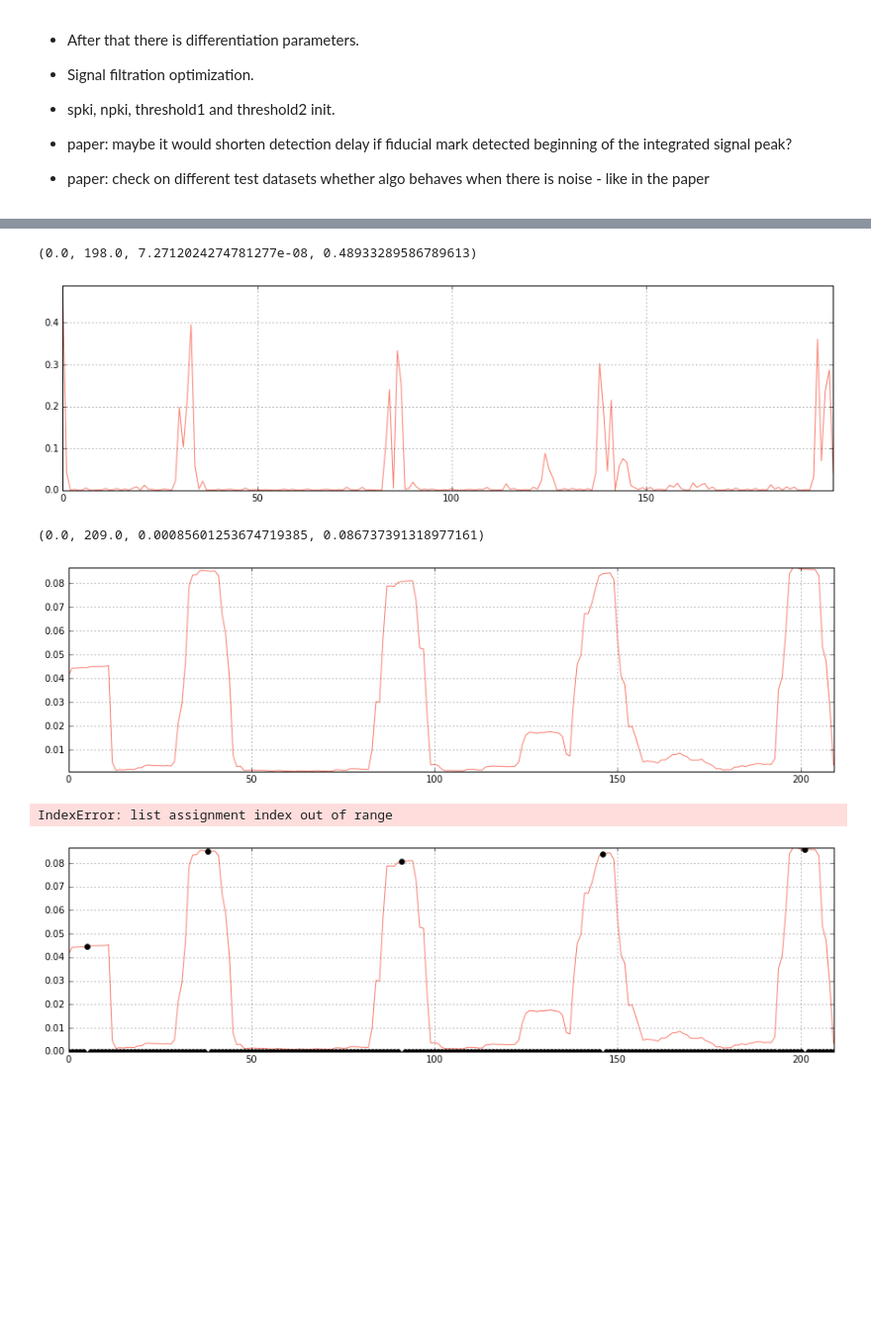
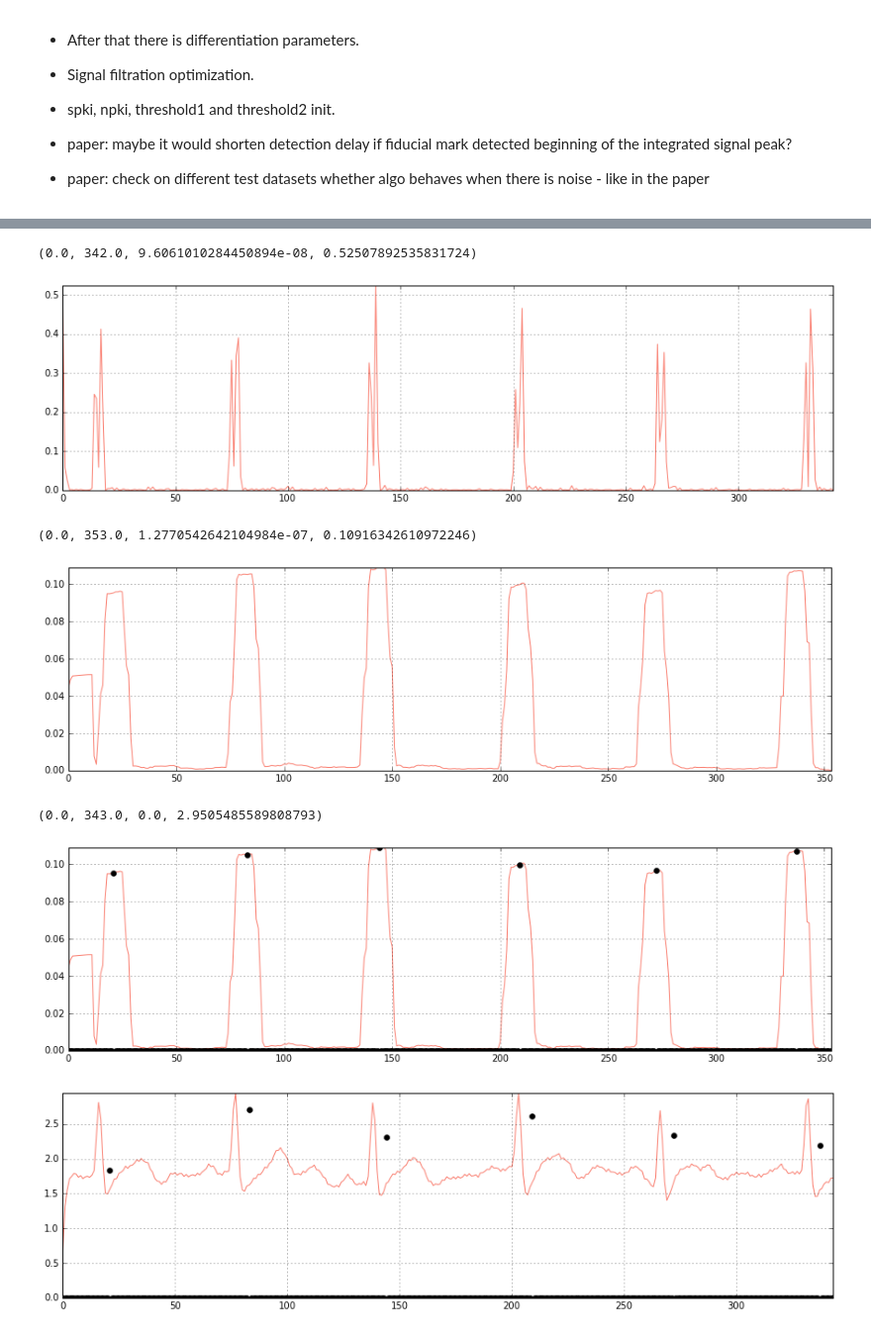
Before and after one commit to c-labpl/qrs_detector, a Jupyter notebook: QRSDetectorOffline.ipynb, the cells around one changed output, grey strips where cells are left out. Shown: that part at 99% size. Drawn from its saved outputs; the diff is of its cells as text; code cells hidden in the pictures; blank space fills up the shorter version.

```diff
--- a/QRSDetectorOffline.ipynb
+++ b/QRSDetectorOffline.ipynb
@@ -63,7 +63,7 @@ threshold_f_1_vals = np.array([])
 threshold_f_2_vals = np.array([])
 # %%
 ## Load and clean data.
-with open("data/pulse8.csv") as f:
+with open("data/pulse1.csv") as f:
     content = f.readlines()
 raw_data = []
 for line in content:
@@ -121,8 +122,8 @@ plt.plot(squared_signal, label="Squared signal", color="salmon")
 plt.grid(True)
 plt.axis("tight")
 # %% [output]
-(0.0, 198.0, 7.2712024274781277e-08, 0.48933289586789613)
+(0.0, 342.0, 9.6061010284450894e-08, 0.52507892535831724)
-[figure, old version]
+[figure, new version]
 # %%
 ## Moving-window integration - to obtain waveform feature information in addition to the slope.
 ## Time window should be of the length of longest possible QRS complex - 30 samples (150 ms) for 200 samples/s.
@@ -135,38 +136,39 @@ plt.plot(integrated_signal, label="Integrated signal", color="salmon")
 plt.grid(True)
 plt.axis("tight")
 # %% [output]
-(0.0, 209.0, 0.00085601253674719385, 0.086737391318977161)
+(0.0, 353.0, 1.2770542642104984e-07, 0.10916342610972246)
-[figure, old version]
+[figure, new version]
 # %%
 ## Fiducial mark - peak detection - integrated signal.
 peaks_indices = find_peaks_cwt(integrated_signal[:-1], np.arange(10, 15), noise_perc=0.1)
 
 for peak_index in peaks_indices:
     fiducial_mark_idx = np.append(fiducial_mark_idx, peak_index)
     fiducial_mark_val_i = np.append(fiducial_mark_val_i, integrated_signal[peak_index])
     fiducial_mark_val_f = np.append(fiducial_mark_val_f, filtered_signal[peak_index-7])
 
 fiducial_mark_indication_i = [0] * len(integrated_signal)
 for peak_idx, peak_val_i in zip(fiducial_mark_idx, fiducial_mark_val_i):
     fiducial_mark_indication_i[int(peak_idx)] = peak_val_i
 
 plt.figure(figsize=(15,4))
 plt.plot(integrated_signal, label="Integrated signal", color="salmon")
 plt.plot(fiducial_mark_indication_i, 'ko')
 plt.grid(True)
 plt.axis("tight")
 
 fiducial_mark_indication_f = [0] * len(filtered_signal)
 for peak_idx, peak_val_f in zip(fiducial_mark_idx, fiducial_mark_val_f):
     fiducial_mark_indication_f[int(peak_idx)] = peak_val_f
 plt.figure(figsize=(15,4))
-plt.plot(filtered_signal, label="Filtered signal", color="steelblue")
+plt.plot(filtered_signal, label="Filtered signal", color="salmon")
 plt.plot(fiducial_mark_indication_f, 'ko')
 plt.grid(True)
 plt.axis("tight")
 # %% [output]
-IndexError: list assignment index out of range
+(0.0, 343.0, 0.0, 2.9505485589808793)
-[figure, old version]
+[figure, new version]
+[figure, added]
 # %%
 ## Thresholding detect peaks - integrated and filtered signal.
 for peak_idx, peak_val_i, peak_val_f in zip(fiducial_mark_idx, fiducial_mark_val_i, fiducial_mark_val_f):
```
Also changed, not shown: parts of 6 cells of this notebook, 20 other files.
